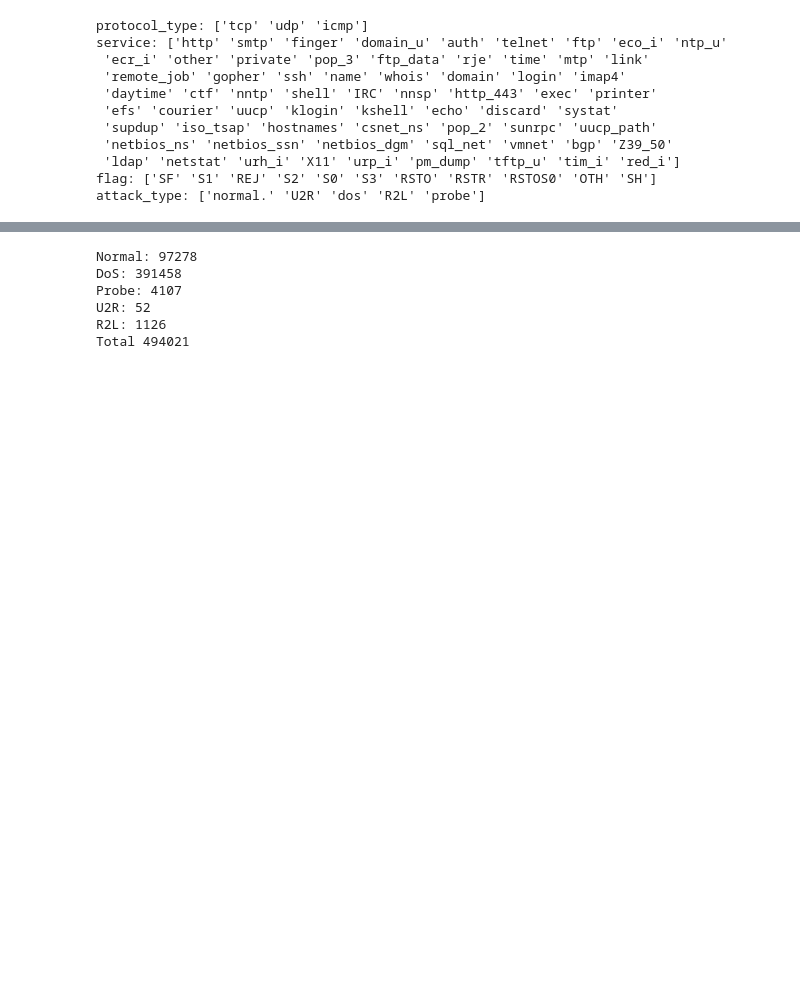
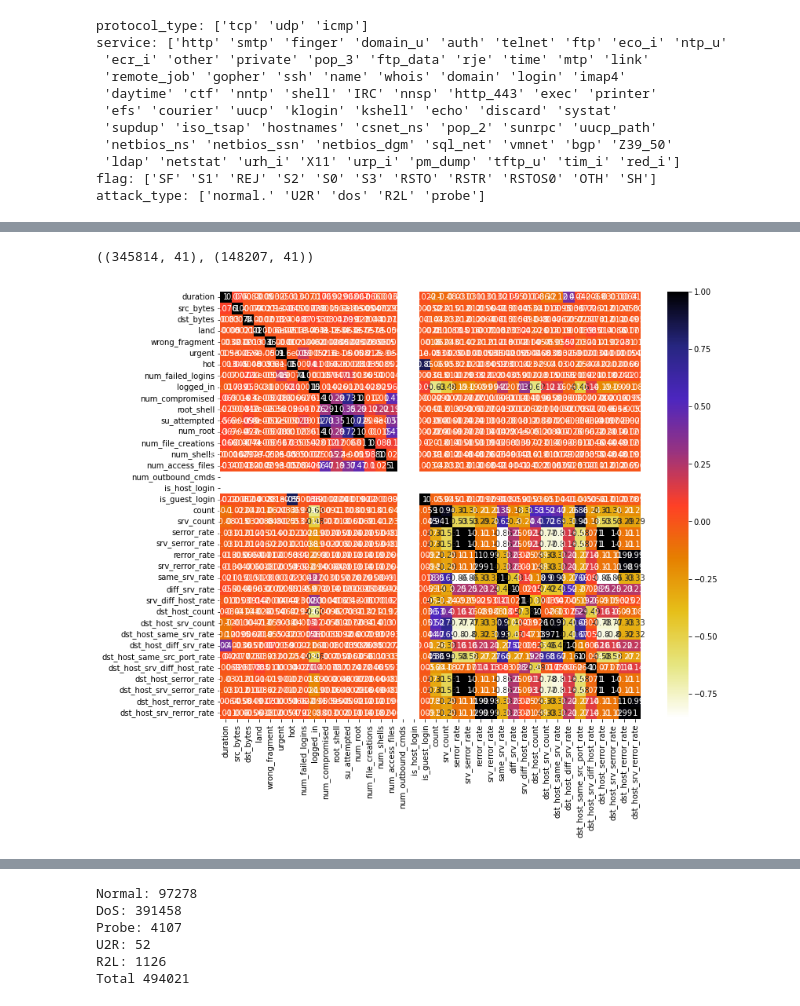
Before and after one commit to gabrielleviray/CMPE_209_Group_1_Project, a Jupyter notebook: data_cleanup_multi.ipynb, the cells around one changed output, grey strips where cells are left out. Drawn from its saved outputs; the diff is of its cells as text; code cells hidden in the pictures; blank space fills up the shorter version.

```diff
--- a/data_cleanup_multi.ipynb
+++ b/data_cleanup_multi.ipynb
@@ -16,7 +16,7 @@ from sklearn.decomposition import PCA
 
 kdd_names_read = pd.read_csv('datasets/feature_names.csv', header=None)
 kdd_names = kdd_names_read.iloc[:,0].values
-kdd = pd.read_csv('datasets/kddcup.data_10_percent_corrected', names=kdd_names)
+kdd = pd.read_csv('datasets/kddcup.data_10_percent_corrected.csv', names=kdd_names)
 kdd
 # %% [output]
 |  | duration | protocol_type | service | flag | src_bytes | dst_bytes | land | wrong_fragment | urgent | ... |
@@ -109,0 +120,3 @@ memory usage: 183.3 MB
+# %%
+kdd_attacktype = kdd_multiclass.pop('attack_type')
+kdd_multiclass['attack_type'] = kdd_attacktype
@@ -109,0 +133,17 @@ memory usage: 183.3 MB
+# %%
+x = kdd_multiclass.drop('attack_type', axis=1)
+y = kdd_multiclass['attack_type']
+# %%
+from sklearn.model_selection import train_test_split
+X_train, X_test, y_train, y_test = train_test_split(x,y,test_size=0.3,random_state=0)
+X_train.shape, X_test.shape
+# %% [output]
+((345814, 41), (148207, 41))
+# %%
+import seaborn as sns
+plt.figure(figsize=(12,10))
+cor = X_train.corr()
+sns.heatmap(cor, annot=True, cmap=plt.cm.CMRmap_r)
+plt.show()
+# %% [output]
+[figure, added]
```
Also changed, not shown: parts of 9 cells of this notebook, 2 other files.
